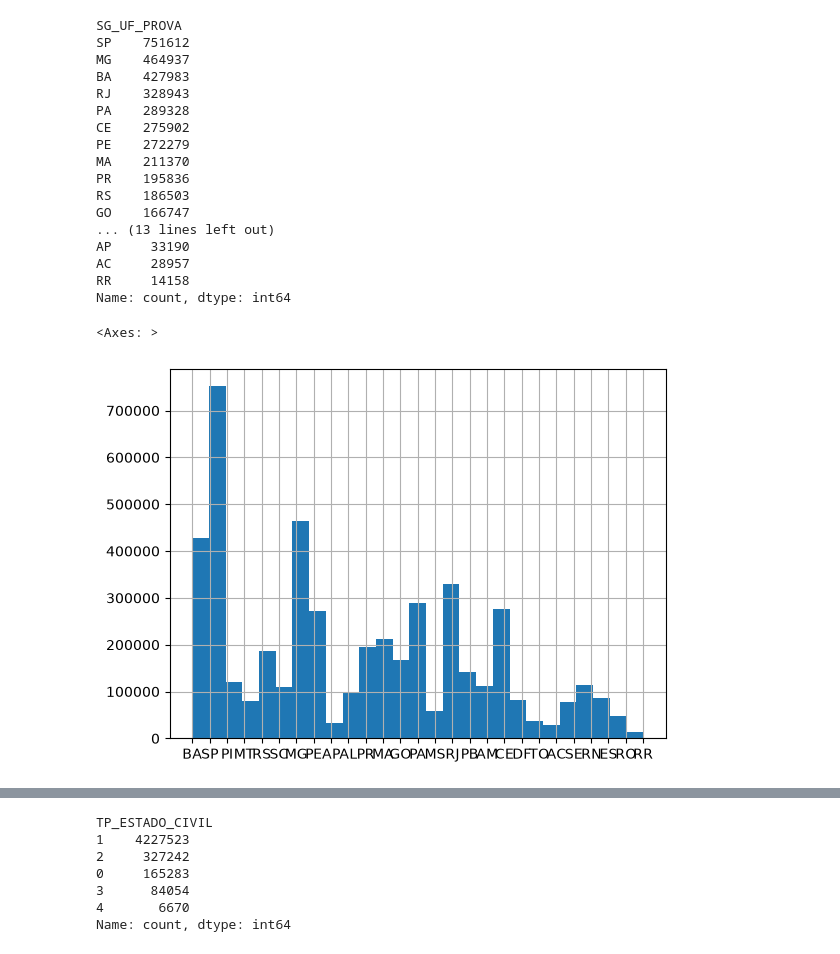
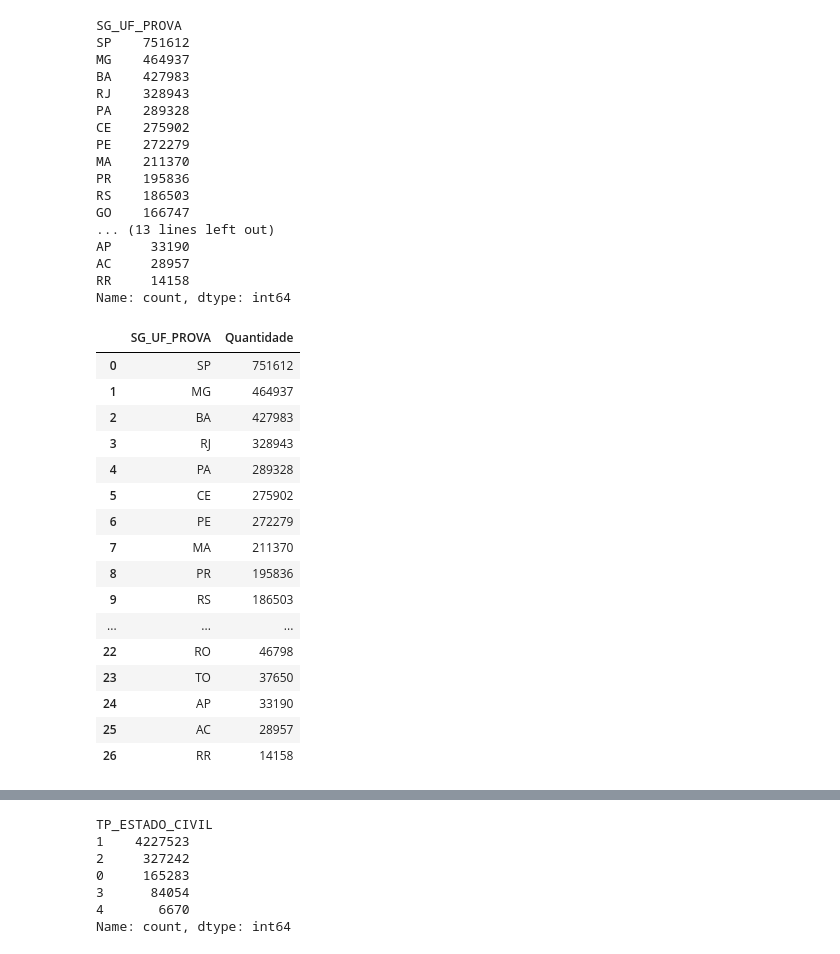
Before and after one commit to Teolfe/Microdados-ENEM-2025, a Jupyter notebook: Enem2025.ipynb, the cells around one changed output, grey strips where cells are left out. Drawn from its saved outputs; the diff is of its cells as text; code cells hidden in the pictures.

```diff
--- a/Enem2025.ipynb
+++ b/Enem2025.ipynb
@@ -98,9 +98,26 @@ AP     33190
 AC     28957
 RR     14158
 Name: count, dtype: int64
-# %%
-#Um histograma rápido para facilitar a leitura
-Estados.hist(bins=27)
-# %% [output]
-<Axes: >
-[figure, removed]
+# %%
+# Vamos montar um histograma para facilitar a visualização
+# Somando as respostas dos candidatos para cada Estado
+estados_df = participantes_df['SG_UF_PROVA'].value_counts().reset_index(name='Quantidade')
+estados_df
+# %% [output]
+|  | SG_UF_PROVA | Quantidade |
+| 0 | SP | 751612 |
+| 1 | MG | 464937 |
+| 2 | BA | 427983 |
+| 3 | RJ | 328943 |
+| 4 | PA | 289328 |
+| 5 | CE | 275902 |
+| 6 | PE | 272279 |
+| 7 | MA | 211370 |
+| 8 | PR | 195836 |
+| 9 | RS | 186503 |
+| ... | ... | ... |
+| 22 | RO | 46798 |
+| 23 | TO | 37650 |
+| 24 | AP | 33190 |
+| 25 | AC | 28957 |
+| 26 | RR | 14158 |
```
Also changed, not shown: parts of 3 cells of this notebook.
